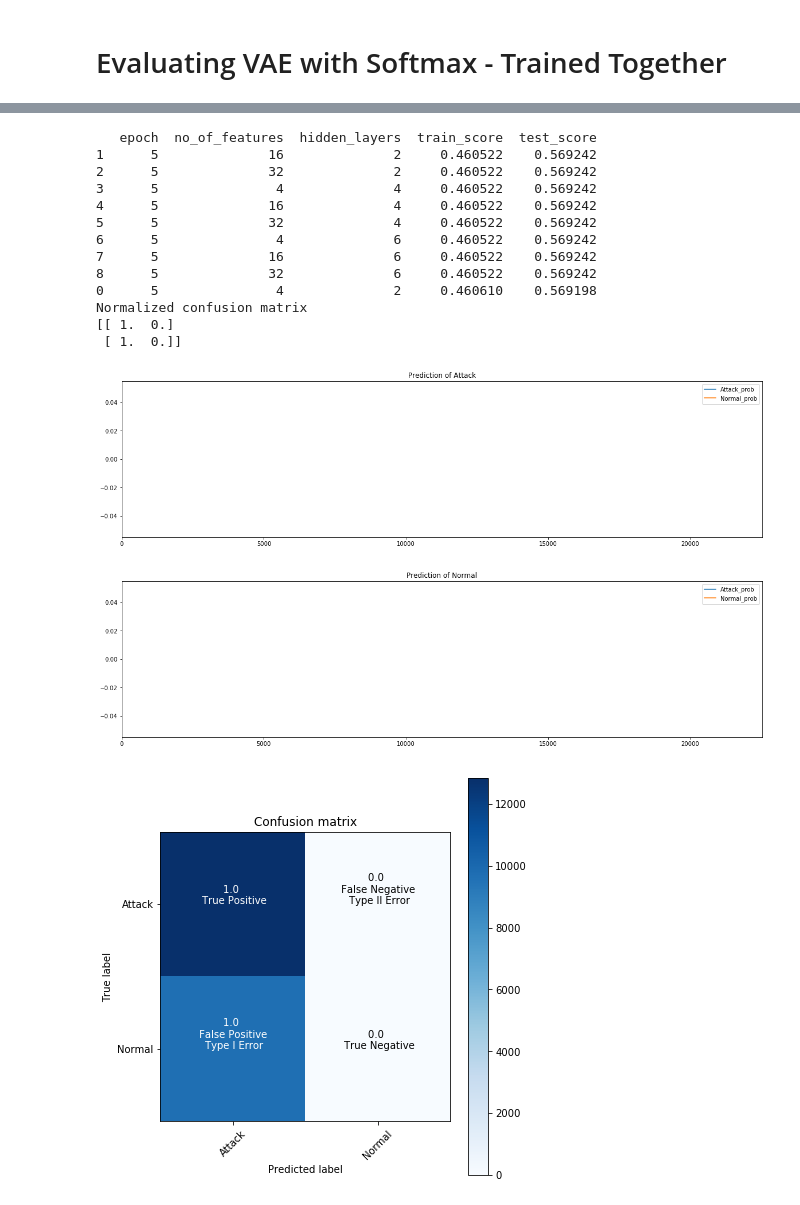
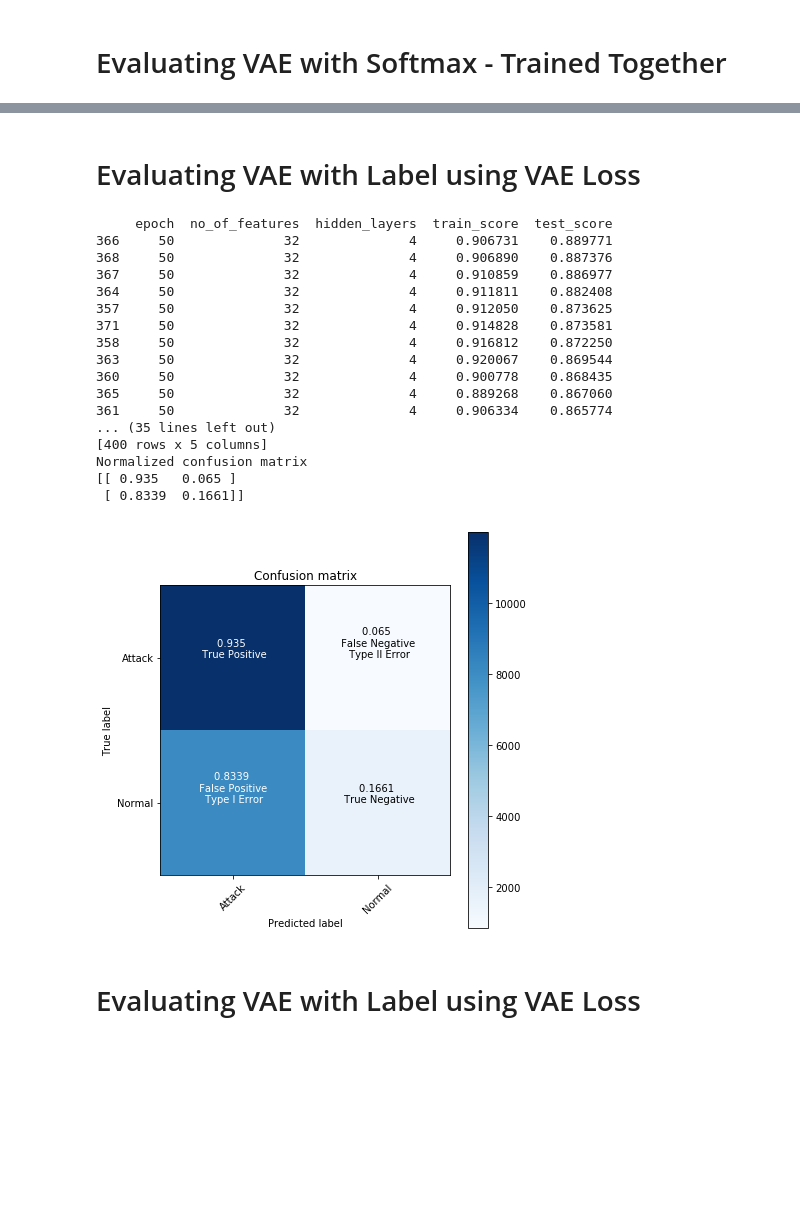
Before and after one commit to rkmalaiya/network_anomaly_detection_deep_learning, a Jupyter notebook: evaluate_scores.ipynb, the cells around one changed output, grey strips where cells are left out. Saved outputs shown, nothing was run; the diff lists cells and outputs as text; code cells hidden in the pictures; blank space fills up the shorter version.

```diff
--- a/evaluate_scores.ipynb
+++ b/evaluate_scores.ipynb
@@ -88,8 +88,8 @@ def evaluate(pred_pkl, score_pkl):
     Attack_index = actual_value == 0
     Normal_index = actual_value == 1
 
-    df_pred[Attack_index].plot(kind='line', figsize=(20,5), title="Prediction of Attack")
-    df_pred[Normal_index].plot(kind='line', figsize=(20,5), title="Prediction of Normal")
+    #df_pred[Attack_index].plot(kind='line', figsize=(20,5), title="Prediction of Attack")
+    #df_pred[Normal_index].plot(kind='line', figsize=(20,5), title="Prediction of Normal")
 
 
     pred_value = np.argmax(df_pred.values, axis=1)
@@ -152,21 +148,27 @@ Normalized confusion matrix
+# %% [markdown]
+# Evaluating VAE with Label using VAE Loss
 # %%
-evaluate("dataset/keras_vae_dense_trained_seperately_nsl_kdd_predictions.pkl",
-         "dataset/keras_vae_dense_trained_seperately_nsl_kdd_scores.pkl")
+evaluate("dataset/tf_vae_only_vae_loss_nsl_kdd_predictions.pkl",
+         "dataset/tf_vae_only_vae_loss_nsl_kdd_scores.pkl")
 # %% [output]
-   epoch  no_of_features  hidden_layers  train_score  test_score
-1      5              16              2     0.460522    0.569242
-2      5              32              2     0.460522    0.569242
-3      5               4              4     0.460522    0.569242
-4      5              16              4     0.460522    0.569242
-5      5              32              4     0.460522    0.569242
-6      5               4              6     0.460522    0.569242
-7      5              16              6     0.460522    0.569242
-8      5              32              6     0.460522    0.569242
-0      5               4              2     0.460610    0.569198
+     epoch  no_of_features  hidden_layers  train_score  test_score
+366     50              32              4     0.906731    0.889771
+368     50              32              4     0.906890    0.887376
+367     50              32              4     0.910859    0.886977
+364     50              32              4     0.911811    0.882408
+357     50              32              4     0.912050    0.873625
+371     50              32              4     0.914828    0.873581
+358     50              32              4     0.916812    0.872250
+363     50              32              4     0.920067    0.869544
+360     50              32              4     0.900778    0.868435
+365     50              32              4     0.889268    0.867060
+361     50              32              4     0.906334    0.865774
+... (35 lines left out)
+[400 rows x 5 columns]
 Normalized confusion matrix
-[[ 1.  0.]
- [ 1.  0.]]
+[[ 0.935   0.065 ]
+ [ 0.8339  0.1661]]
-[figure, old version]
+[figure, new version]
-[figure, removed]
-[figure, removed]
+# %% [markdown]
+# Evaluating VAE with Label using VAE Loss
 # %%
```
Also changed, not shown: parts of 7 cells of this notebook, 6 other files.
